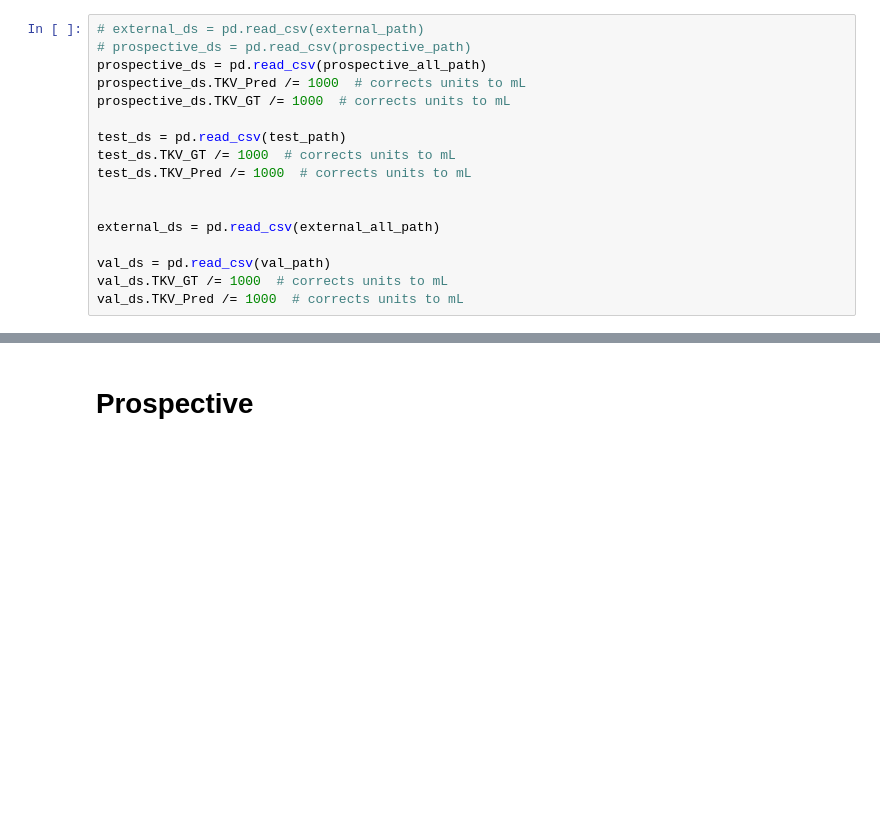
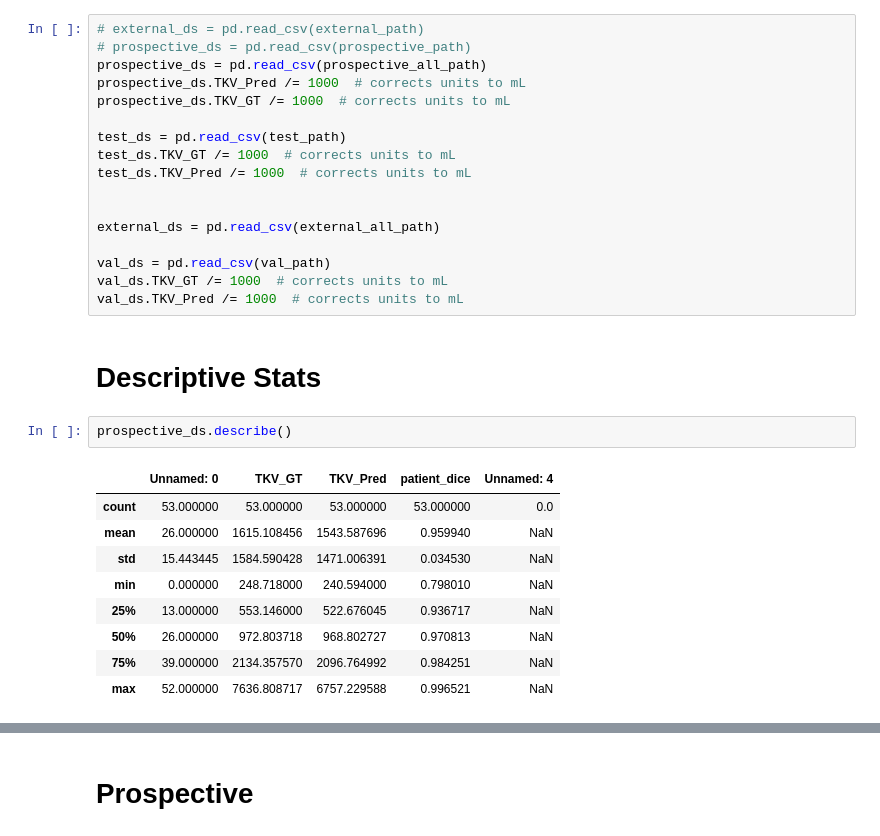
Before and after one commit to aksg87/adpkd-segmentation-pytorch, a Jupyter notebook: results/bland_altman.ipynb, the cells around one changed output, grey strips where cells are left out. Saved outputs shown, nothing was run; the diff lists cells and outputs as text; blank space fills up the shorter version.

```diff
--- a/results/bland_altman.ipynb
+++ b/results/bland_altman.ipynb
@@ -126,3 +139,17 @@ external_ds = pd.read_csv(external_all_path)
 val_ds = pd.read_csv(val_path)
 val_ds.TKV_GT /= 1000  # corrects units to mL
 val_ds.TKV_Pred /= 1000  # corrects units to mL
+# %% [markdown]
+# Descriptive Stats
+# %%
+prospective_ds.describe()
+# %% [output]
+|  | Unnamed: 0 | TKV_GT | TKV_Pred | patient_dice | Unnamed: 4 |
+| count | 53.000000 | 53.000000 | 53.000000 | 53.000000 | 0.0 |
+| mean | 26.000000 | 1615.108456 | 1543.587696 | 0.959940 | NaN |
+| std | 15.443445 | 1584.590428 | 1471.006391 | 0.034530 | NaN |
+| min | 0.000000 | 248.718000 | 240.594000 | 0.798010 | NaN |
+| 25% | 13.000000 | 553.146000 | 522.676045 | 0.936717 | NaN |
+| 50% | 26.000000 | 972.803718 | 968.802727 | 0.970813 | NaN |
+| 75% | 39.000000 | 2134.357570 | 2096.764992 | 0.984251 | NaN |
+| max | 52.000000 | 7636.808717 | 6757.229588 | 0.996521 | NaN |
```
Also changed, not shown: parts of 18 cells of this notebook.
